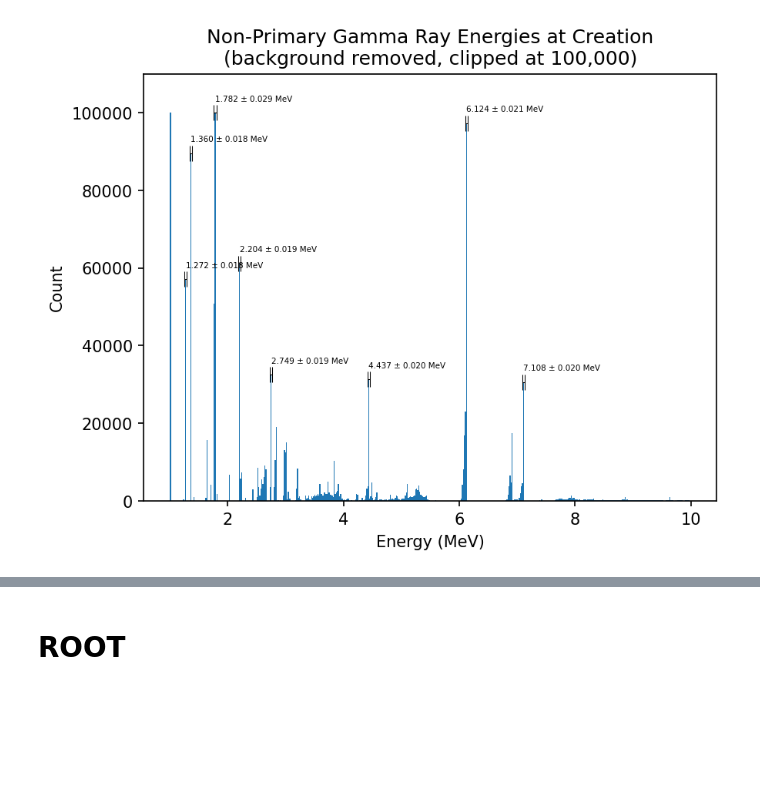
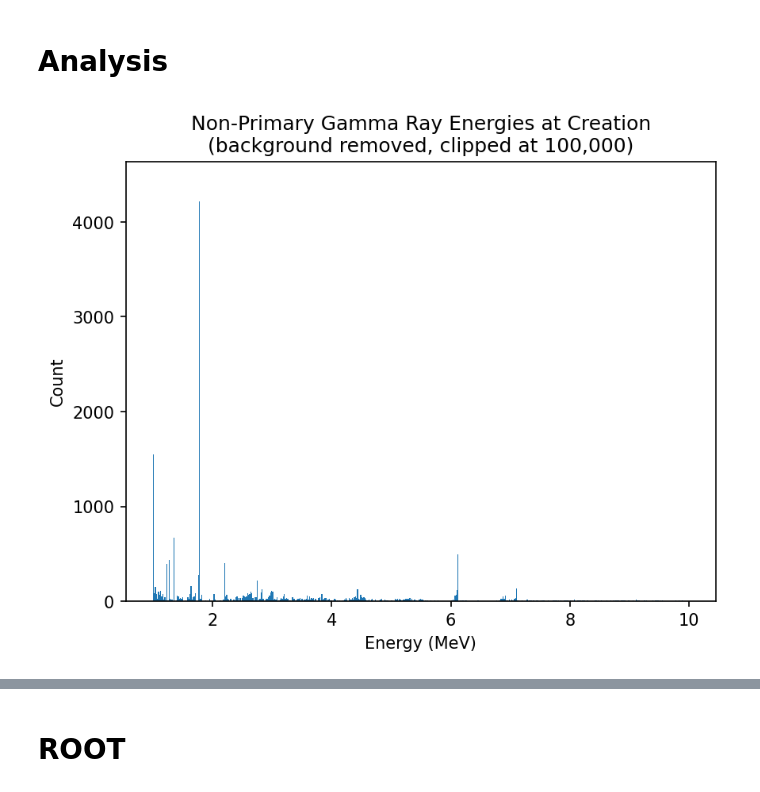
Before and after one commit to Jude-E-dev/Carbon-ASC-Repo, a Jupyter notebook: analysis/analysis.ipynb, the cells around one changed output, grey strips where cells are left out. Drawn from its saved outputs; the diff is of its cells as text; code cells hidden in the pictures; blank space fills up the shorter version.

```diff
--- a/analysis/analysis.ipynb
+++ b/analysis/analysis.ipynb
@@ -50,10 +120,18 @@ def plot_with_peaks(signal, n_bins, prominence=None, xlabel="", title="", xlims=
 # %%
-df = pandas.read_csv("archive/bert_hp_1M.csv", comment="#", header=None)
+df = pd.read_csv("archive/cry_all_100k_kill_secs.csv", comment="#", header=None)
 df.columns = [
-    "E", "p_x", "p_y", "p_z",
-    "x", "y", "z",
-    "name", "creator",
-    "time", "step", "trackID"
+    "E",
+    "p_x",
+    "p_y",
+    "p_z",
+    "x",
+    "y",
+    "z",
+    "name",
+    "creator",
+    "time",
+    "step",
+    "trackID",
 ]
 print(f"{df.shape[0]:,} gamma rays recorded")
 df
@@ -75,19 +153,24 @@ df
+# %% [markdown]
+# Analysis
 # %%
 carbon_e_range = df["E"].between(4.2, 5)
 carbon_e_zoom = df["E"].between(4.4379, 4.4381)
 wide_e_range = df["E"].between(1.0, 10.0)
 inelastic_creator = df["creator"] == "neutronInelastic"
 shallow = df["z"].between(-200.0, 0.0)
+upward = df["p_z"] > 0.0
 # %%
-energies = df[wide_e_range]["E"]
+energies = df[wide_e_range & upward]["E"]
 plot_with_peaks(
     energies,
-    512, 30000.0,
-    xlabel="Energy (MeV)", title="Non-Primary Gamma Ray Energies at Creation\n(background removed, clipped at 100,000)",
+    512,
+    30000.0,
+    xlabel="Energy (MeV)",
+    title="Non-Primary Gamma Ray Energies at Creation\n(background removed, clipped at 100,000)",
     savgol_window=101,
     savgol_strength=0.8,
-    clip_counts=100_000
+    clip_counts=100_000,
 )
 # %% [output]
-[figure, old version]
+[figure, new version]
 # %%
```
Also changed, not shown: parts of 17 cells of this notebook, 8 other files.
